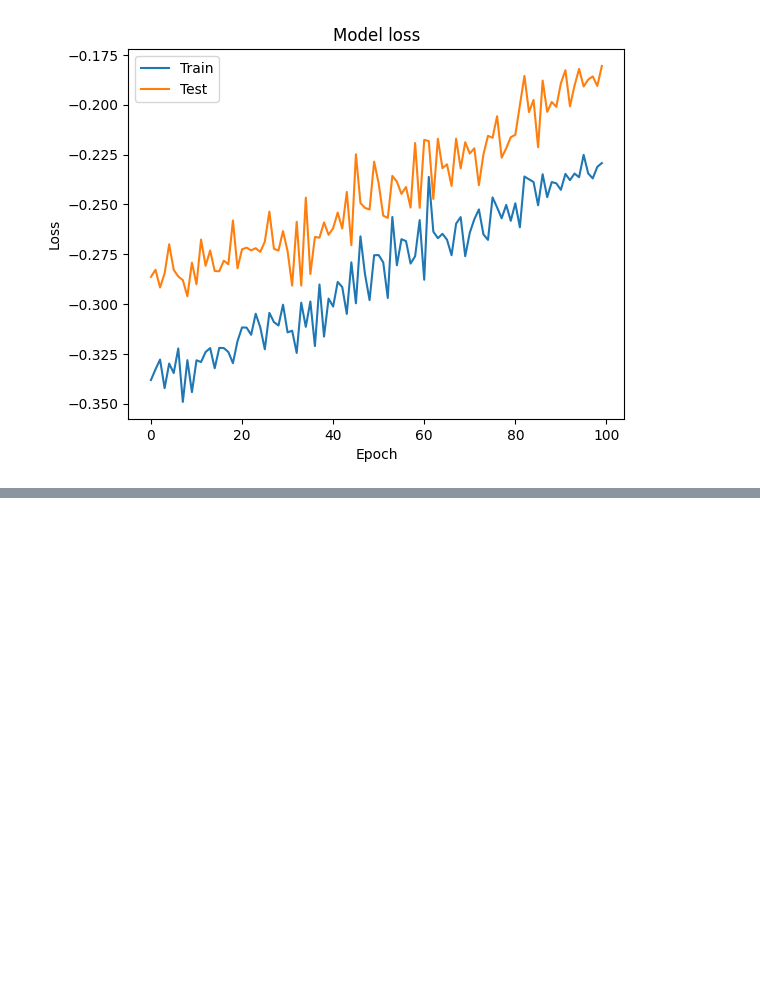
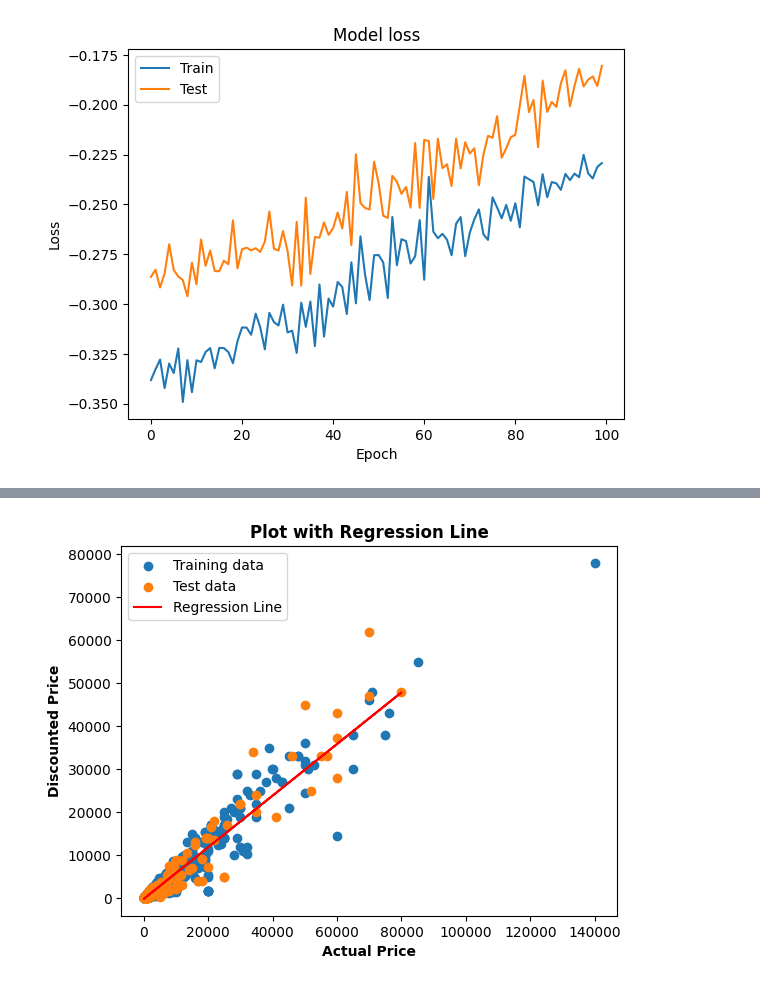
Before and after one commit to blackChan1234/AI, a Jupyter notebook: Basic_NN.ipynb, the cells around one changed output, grey strips where cells are left out. Saved outputs shown, nothing was run; the diff lists cells and outputs as text; code cells hidden in the pictures; blank space fills up the shorter version.

```diff
--- a/Basic_NN.ipynb
+++ b/Basic_NN.ipynb
@@ -640,0 +628,4 @@ plt.show()
+# %%
+file_path = r"amazon1.csv"
+df1 = pd.read_csv(file_path, encoding="iso-8859-1")
+df1.dtypes
@@ -640,0 +650,6 @@ plt.show()
+# %%
+# Convert 'discounted_price', 'actual_price', and 'discount_percentage' to numeric
+df1['discounted_price'] = convert_to_numeric(df1['discounted_price'])
+df1['actual_price'] = convert_to_numeric(df1['actual_price'])
+df1['discount_percentage'] = convert_to_numeric(df1['discount_percentage'])
+df1.dtypes
@@ -640,0 +674,24 @@ plt.show()
+# %%
+X = df1.iloc[:, 4].values.reshape(-1, 1)
+y = df1.iloc[:, 3].values.reshape(-1, 1)
+X_train, X_test, y_train, y_test = train_test_split(X, y, test_size=0.2, random_state=21)
+from sklearn.linear_model import LinearRegression
+
+reg = LinearRegression()
+#Fit the model
+reg.fit(X_train, y_train)
+
+#Generate predictions
+y_pred = reg.predict(X_test)
+
+#Plotting
+plt.scatter(X_train, y_train, label='Training data')
+plt.scatter(X_test, y_test, label='Test data')
+plt.plot(X_test, y_pred, color='red', label='Regression Line')
+plt.xlabel('Actual Price', fontweight='bold')
+plt.ylabel('Discounted Price', fontweight='bold')
+plt.title('Plot with Regression Line', fontweight='bold')
+plt.legend()
+plt.show()
+# %% [output]
+[figure, added]
```
Also changed, not shown: parts of 3 cells of this notebook, 1 other file.
